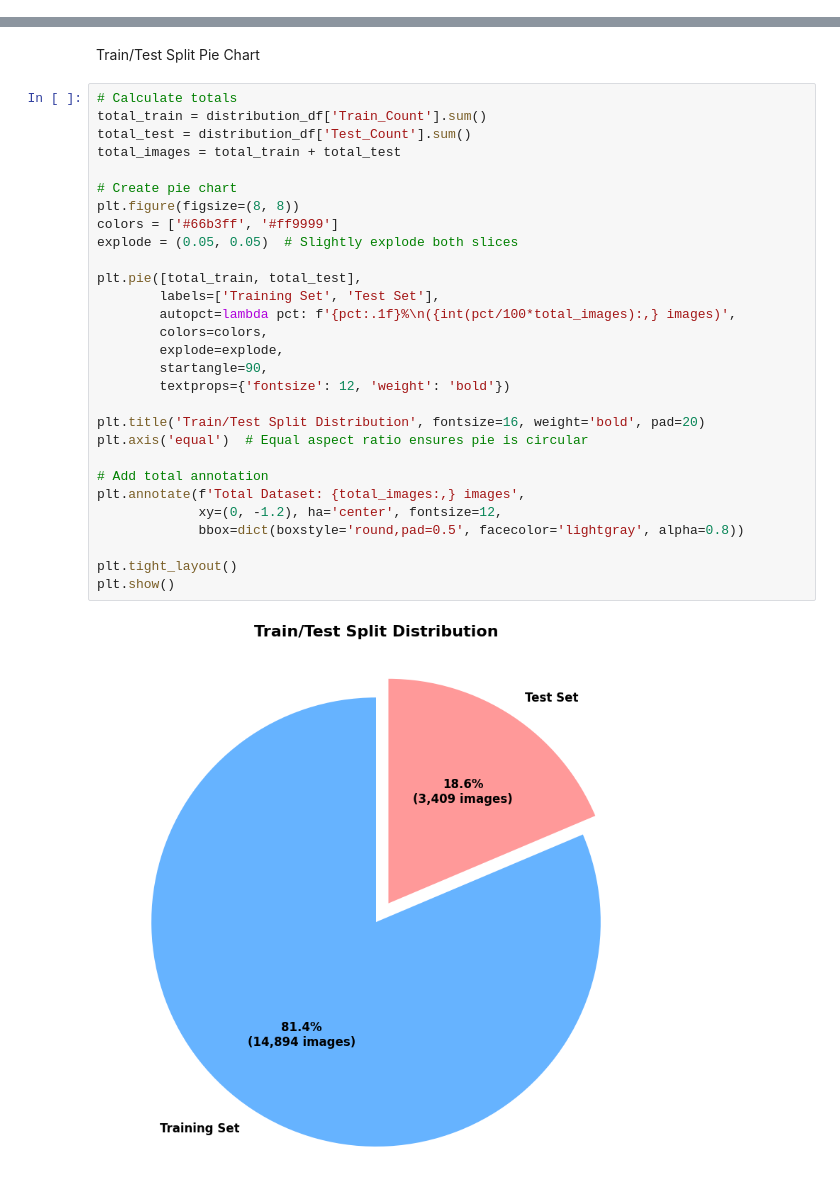
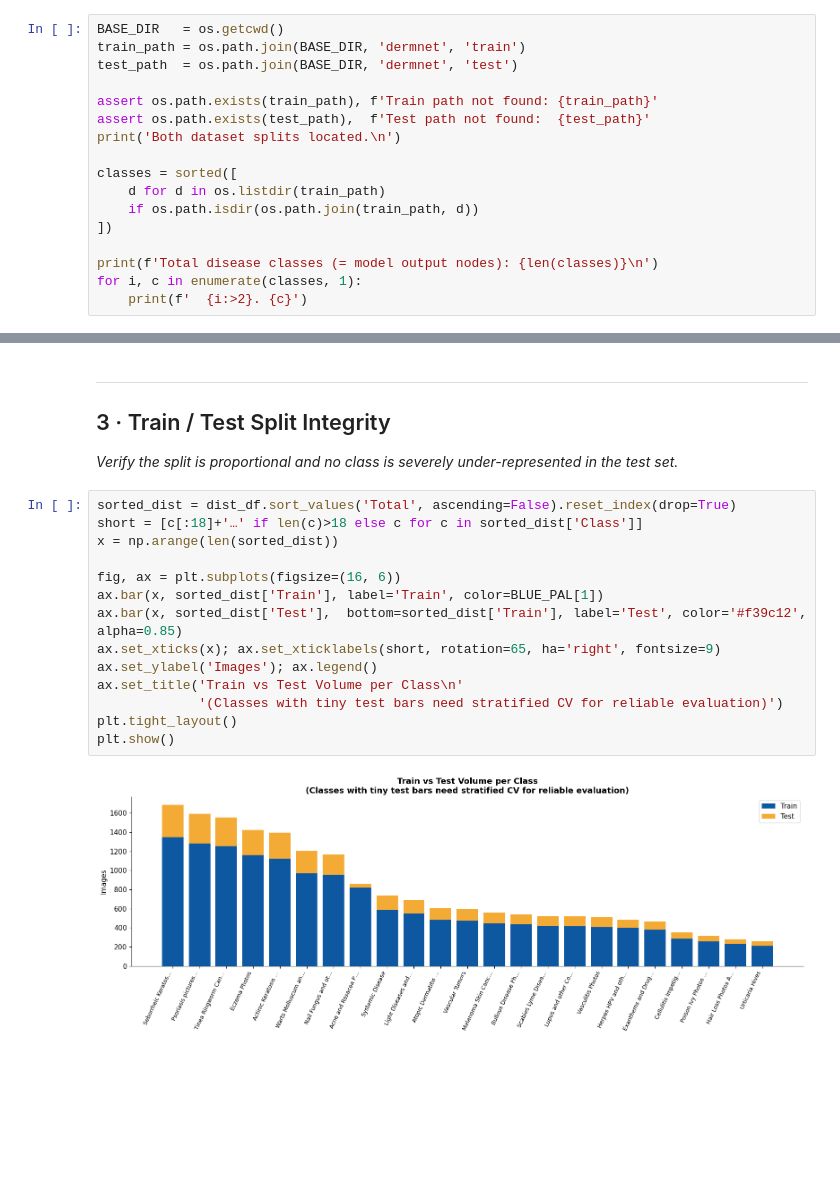
Before and after one commit to SumayyaN/skin-diagnosis, a Jupyter notebook: skin_diagnosis.ipynb, the cells around one changed output, grey strips where cells are left out. Saved outputs shown, nothing was run; the diff lists cells and outputs as text; blank space fills up the shorter version.

```diff
--- a/skin_diagnosis.ipynb
+++ b/skin_diagnosis.ipynb
@@ -14,0 +52,17 @@ plt.rcParams['figure.figsize'] = (12, 8)
+# %%
+BASE_DIR   = os.getcwd()
+train_path = os.path.join(BASE_DIR, 'dermnet', 'train')
+test_path  = os.path.join(BASE_DIR, 'dermnet', 'test')
+
+assert os.path.exists(train_path), f'Train path not found: {train_path}'
+assert os.path.exists(test_path),  f'Test path not found:  {test_path}'
+print('Both dataset splits located.\n')
+
+classes = sorted([
+    d for d in os.listdir(train_path)
+    if os.path.isdir(os.path.join(train_path, d))
+])
+
+print(f'Total disease classes (= model output nodes): {len(classes)}\n')
+for i, c in enumerate(classes, 1):
+    print(f'  {i:>2}. {c}')
@@ -182,34 +279,21 @@ Split Ratio: 22.89%
 # %% [markdown]
-Train/Test Split Pie Chart
+---
+## 3 · Train / Test Split Integrity
+*Verify the split is proportional and no class is severely under-represented in the test set.*
 # %%
-# Calculate totals
-total_train = distribution_df['Train_Count'].sum()
-total_test = distribution_df['Test_Count'].sum()
-total_images = total_train + total_test
+sorted_dist = dist_df.sort_values('Total', ascending=False).reset_index(drop=True)
+short = [c[:18]+'…' if len(c)>18 else c for c in sorted_dist['Class']]
+x = np.arange(len(sorted_dist))
 
-# Create pie chart
-plt.figure(figsize=(8, 8))
-colors = ['#66b3ff', '#ff9999']
-explode = (0.05, 0.05)  # Slightly explode both slices
-
-plt.pie([total_train, total_test],
-        labels=['Training Set', 'Test Set'],
-        autopct=lambda pct: f'{pct:.1f}%\n({int(pct/100*total_images):,} images)',
-        colors=colors,
-        explode=explode,
-        startangle=90,
-        textprops={'fontsize': 12, 'weight': 'bold'})
-
-plt.title('Train/Test Split Distribution', fontsize=16, weight='bold', pad=20)
-plt.axis('equal')  # Equal aspect ratio ensures pie is circular
-
-# Add total annotation
-plt.annotate(f'Total Dataset: {total_images:,} images',
-             xy=(0, -1.2), ha='center', fontsize=12,
-             bbox=dict(boxstyle='round,pad=0.5', facecolor='lightgray', alpha=0.8))
-
+fig, ax = plt.subplots(figsize=(16, 6))
+ax.bar(x, sorted_dist['Train'], label='Train', color=BLUE_PAL[1])
+ax.bar(x, sorted_dist['Test'],  bottom=sorted_dist['Train'], label='Test', color='#f39c12', alpha=0.85)
+ax.set_xticks(x); ax.set_xticklabels(short, rotation=65, ha='right', fontsize=9)
+ax.set_ylabel('Images'); ax.legend()
+ax.set_title('Train vs Test Volume per Class\n'
+             '(Classes with tiny test bars need stratified CV for reliable evaluation)')
 plt.tight_layout()
 plt.show()
 # %% [output]
-[figure, old version]
+[figure, new version]
 # %% [markdown]
```
Also changed, not shown: parts of 60 cells of this notebook.
